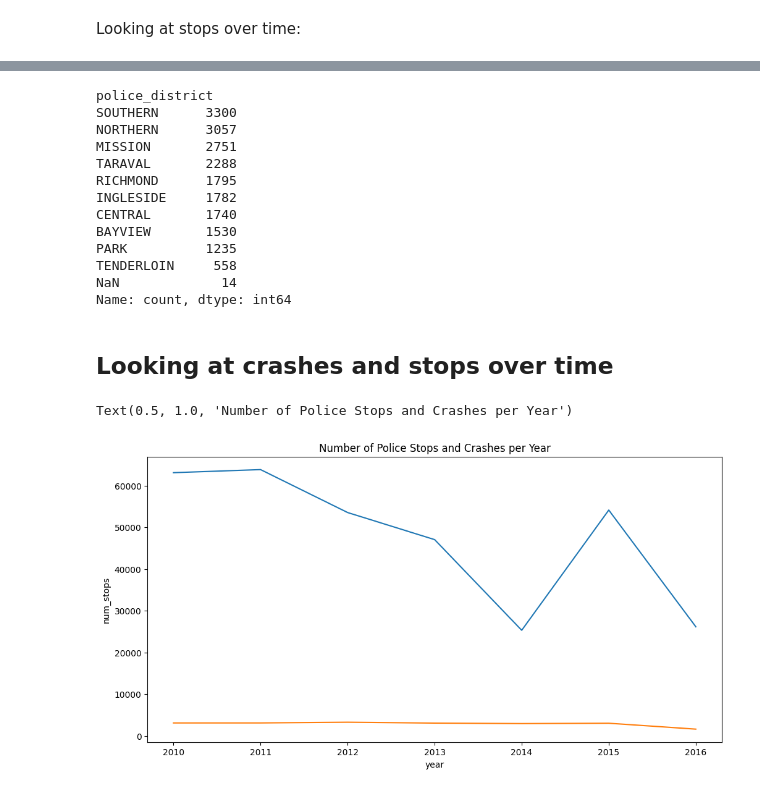
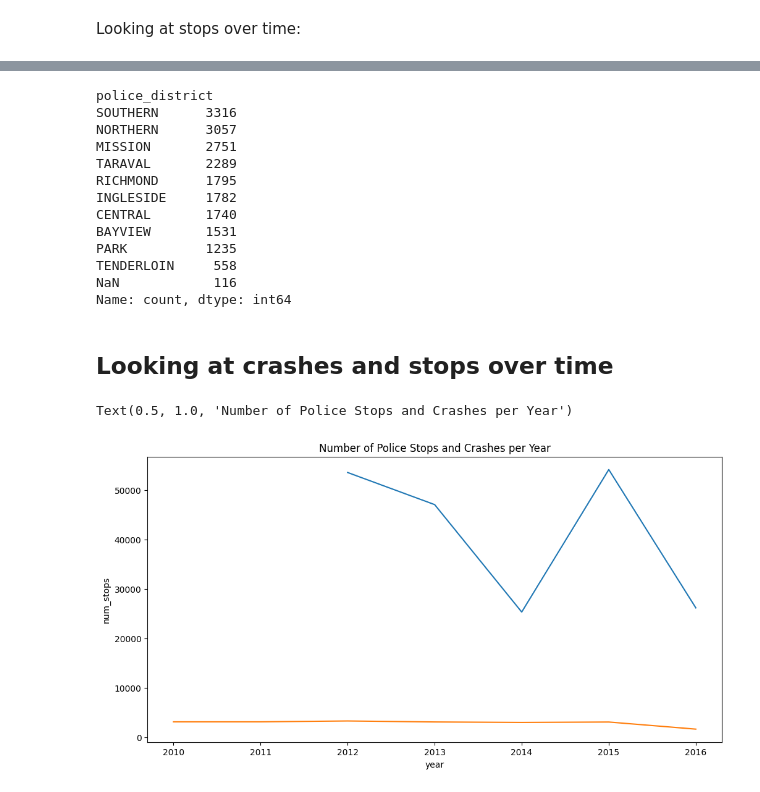
Before and after one commit to utexas-SDS-357/sds357-project-sp26-con-founders, a Jupyter notebook: Preprocessing/sf_analysis.ipynb, the cells around one changed output, grey strips where cells are left out. Saved outputs shown, nothing was run; the diff lists cells and outputs as text; code cells hidden in the pictures.

```diff
--- a/Preprocessing/sf_analysis.ipynb
+++ b/Preprocessing/sf_analysis.ipynb
@@ -516,0 +285,3 @@ fig.show()
+# %%
+# filter dataset to 2012 onward
+stops_clean = stops_clean[stops_clean['year'] >= 2012]
@@ -517,5 +324,5 @@ fig.show()
 # %%
-stops_clean = stops_clean.to_crs(city_boundaries_filt.crs)
+stops_clean = stops_clean.to_crs(city_filtered.crs)
 stops_clean["lon"] = stops_clean.geometry.x
 stops_clean["lat"] = stops_clean.geometry.y
 
@@ -523,8 +330,7 @@ stops_clean["lat"] = stops_clean.geometry.y
     ggplot() +
     # City boundary (base layer)
     geom_map(
-        city_boundaries_filt,
-         aes(map_id="county"),
+        city_filtered,
         fill="lightgray",
         color="black",
         alpha=0.4
@@ -553,11 +356,0 @@ stops_clean["lat"] = stops_clean.geometry.y
-# %%
-import datetime as dt
-
-stops_clean['date'] = pd.to_datetime(stops_clean['date'])
-stops_clean['year'] = stops_clean['date'].dt.year
-stops_clean['month'] = stops_clean['date'].dt.month
-
-#idenitify dates before and after Vision Zero was adpoted on March 18th 2014
-stops_clean['Vision_Zero_Status'] = stops_clean['date'] > pd.to_datetime('March 18th, 2014')
-
-stops_clean.head()
@@ -584,0 +359,5 @@ dtype: int64
+# %%
+crash_df.head()
+crash_df = crash_df[crash_df['accident_year'] >= 2010]
+crash_df_clean = crash_df.drop(columns=['cnn_intrsctn_fkey','geocode_source', 'cnn_sgmt_fkey', 'case_id_pkey','officer_id','beat_number','distance','direction','weather_2','road_cond_1','road_cond_2','control_device', 'vz_pcf_code', 'vz_pcf_group','vz_pcf_link','street_view','dph_col_grp', 'data_as_of', 'data_updated_at',
+       'data_loaded_at'])
@@ -594,41 +415,42 @@ plt.show()
 # %%
-crash_clean['police_district'].value_counts(dropna=False)
+crash_df['police_district'].value_counts(dropna=False)
 # %% [output]
 police_district
-SOUTHERN      3300
+SOUTHERN      3316
 NORTHERN      3057
 MISSION       2751
-TARAVAL       2288
+TARAVAL       2289
 RICHMOND      1795
 INGLESIDE     1782
 CENTRAL       1740
-BAYVIEW       1530
+BAYVIEW       1531
 PARK          1235
 TENDERLOIN     558
-NaN             14
+NaN            116
 Name: count, dtype: int64
 # %% [markdown]
 ## Looking at crashes and stops over time
 # %%
+
 import seaborn as sns
 
 # Extract date col
 stops_clean['date'] = pd.to_datetime(stops_clean['date'])
 stops_clean['year'] = stops_clean['date'].dt.year
 
-crash_clean['collision_date'] = pd.to_datetime(crash_clean['collision_date'])
-crash_clean['year'] = crash_clean['collision_date'].dt.year
+crash_df['collision_date'] = pd.to_datetime(crash_df['collision_date'])
+crash_df['year'] = crash_df['collision_date'].dt.year
 
 stops_per_year = stops_clean.groupby('year').size().reset_index(name='num_stops')
-crashes_per_year = crash_clean.groupby('year').size().reset_index(name='num_crashes')
+crashes_per_year = crash_df.groupby('year').size().reset_index(name='num_crashes')
 
 fig, ax = plt.subplots(figsize=(12, 6))
 sns.lineplot(data=stops_per_year, x='year', y='num_stops')
 sns.lineplot(data=crashes_per_year, x='year', y='num_crashes')
 plt.title("Number of Police Stops and Crashes per Year")
 # %% [output]
 Text(0.5, 1.0, 'Number of Police Stops and Crashes per Year')
-[figure, old version]
+[figure, new version]
 # %%
 sns.lineplot(data=crashes_per_year, x='year', y='num_crashes')
 # %% [output]
```
Also changed, not shown: parts of 45 cells of this notebook.
